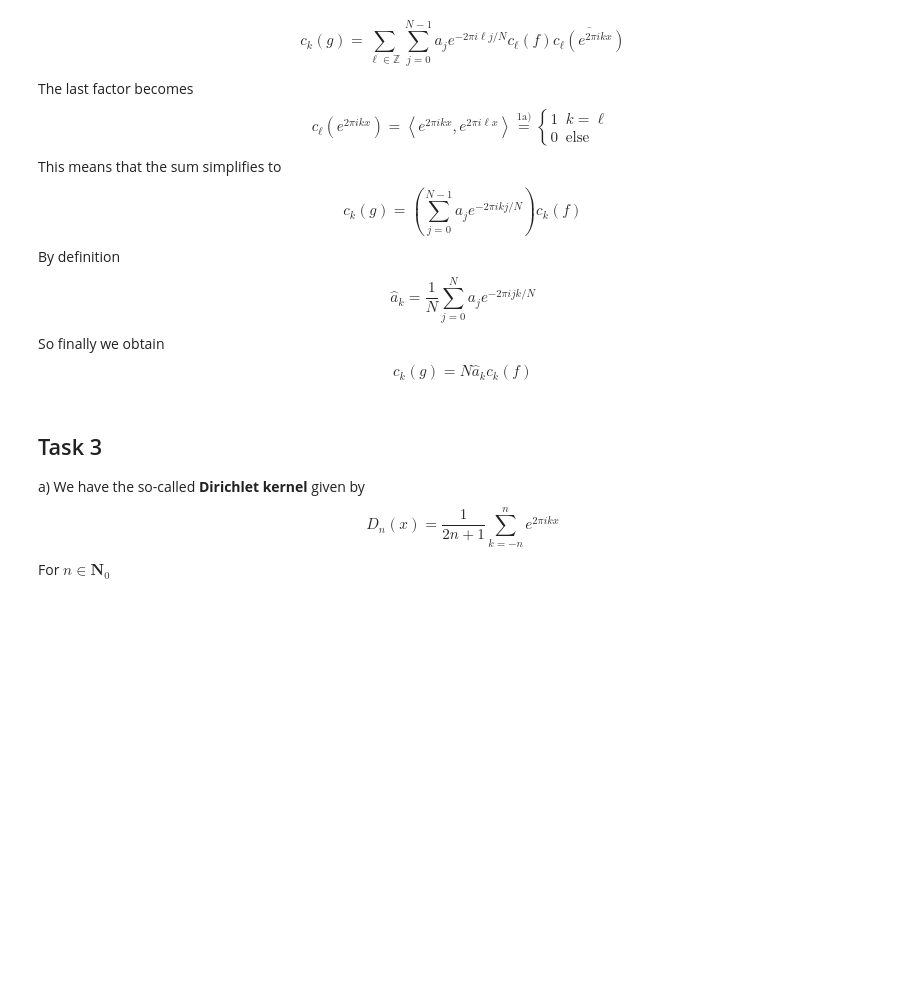
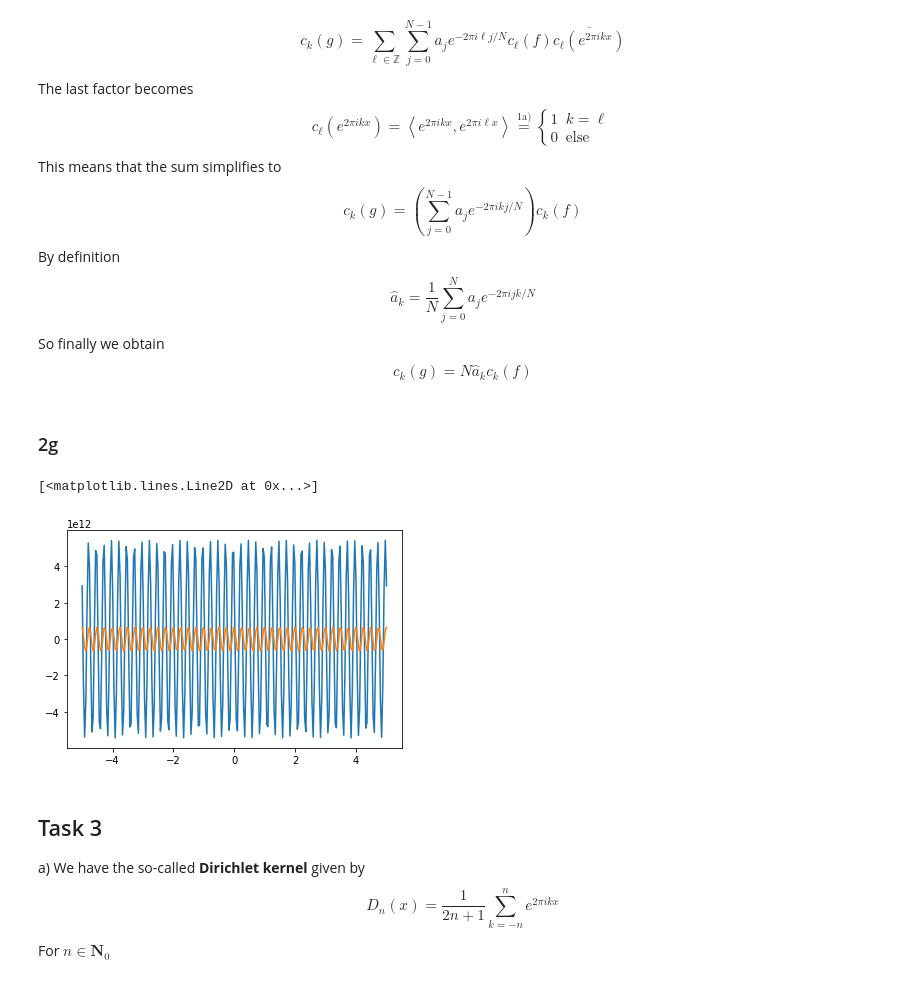
Before and after one commit to sannejamila/TMA4215project2, a Jupyter notebook: project2.ipynb, the cells around one changed output. Drawn from its saved outputs; the diff is of its cells as text; code cells hidden in the pictures; blank space fills up the shorter version.

```diff
--- a/project2.ipynb
+++ b/project2.ipynb
@@ -472,6 +586,41 @@ $$
 $$
 So finally we obtain
 $$c_{k}(g)=N\hat a_{k}c_{k}(f)$$
+# %% [markdown]
+### 2g
+# %%
+def interpolate(s, ckf):
+    return s / (len(s) * ckf)
+
+s = np.linspace(0, 1, 1000)
+N = len(s)
+
+fsamples = transform(f1, N)
+ckfs = fft.fft(fsamples, N)
+a = interpolate(s, ckfs)
+
+def ckg(ckf, a, N):
+    sum = np.zeros(N)
+    for k in range(N):
+        for j in range(N):
+            sum[k] += a[j] * np.exp(-2 * k* np.pi * 1j * j/N) * ckf[k]
+    return sum
+
+def g(x, cg, N):
+    sum = 0
+    #for k in range(int(-N/2), int(N/2)):
+        #sum += cg[k] * np.exp(2 * k * np.pi * x * 1j/N)
+    for j in range(N):
+        sum += a[j] * f1(x-j/N)
+    return sum
+
+cg = ckg(ckfs, a, N)
+x = np.linspace(-5, 5, 250)
+plt.plot(x, g(x, cg, N).real)
+plt.plot(x, g(x, cg, N).imag)
+# %% [output]
+[<matplotlib.lines.Line2D at 0x...>]
+[figure, added]
 # %% [markdown]
 ## Task 3
 
```
Also changed, not shown: parts of 9 cells of this notebook, 1 other file.
